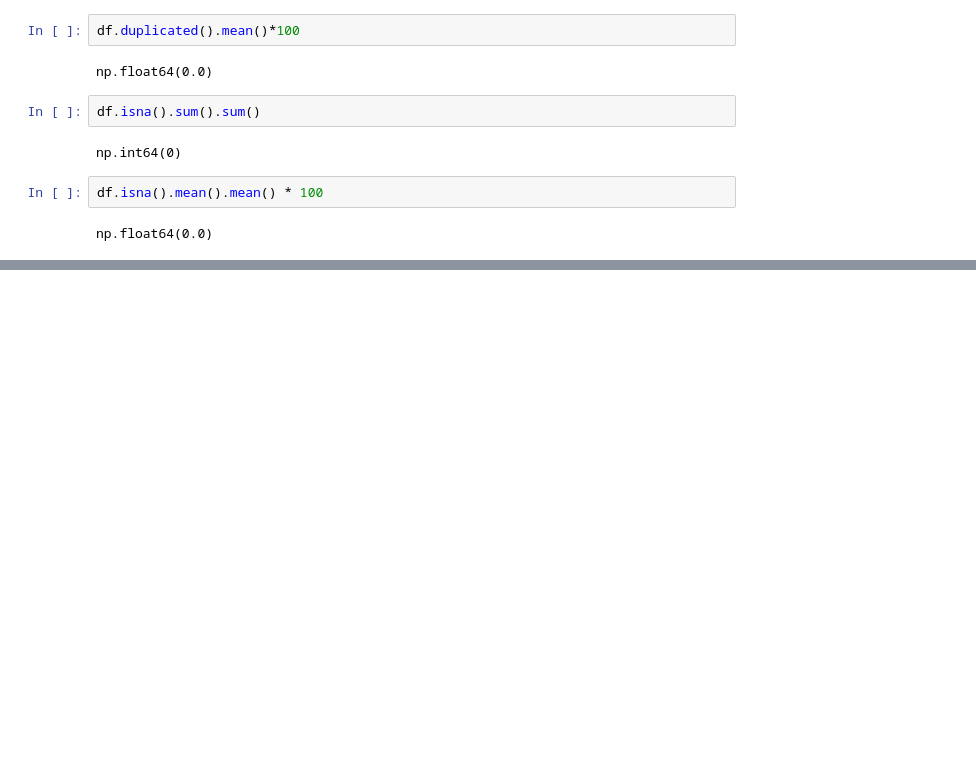
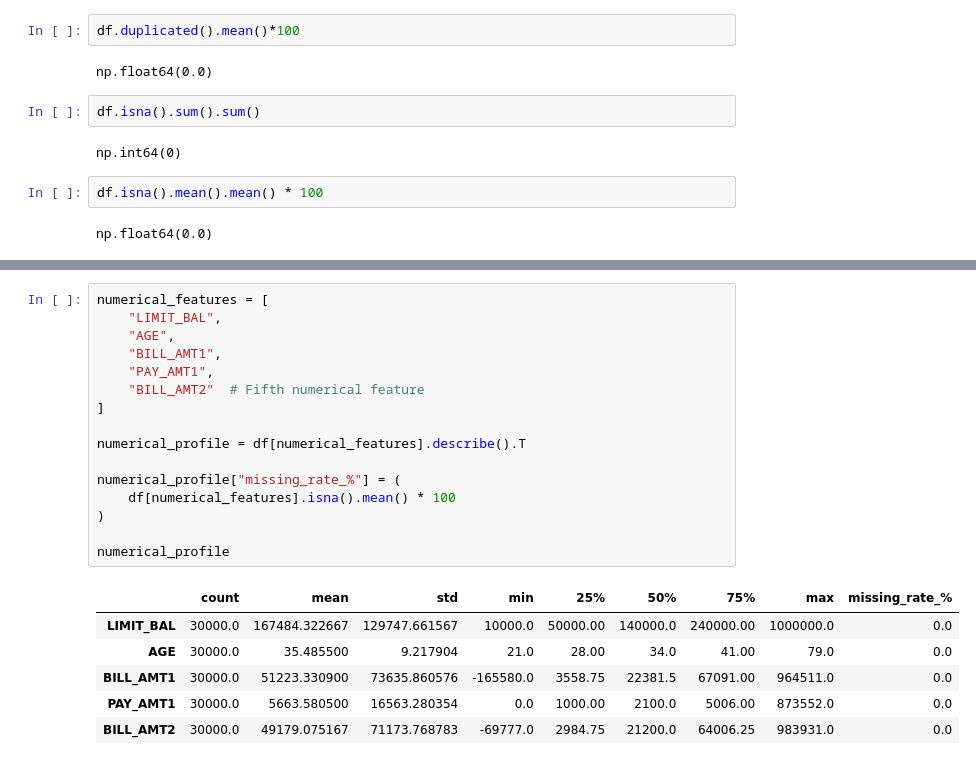
Before and after one commit to divyakapoor23/SHML, a Jupyter notebook: Phase2.ipynb, the cells around one changed output, grey strips where cells are left out. Drawn from its saved outputs; the diff is of its cells as text; blank space fills up the shorter version.

```diff
--- a/Phase2.ipynb
+++ b/Phase2.ipynb
@@ -242,0 +260,23 @@ np.float64(0.0)
+# %%
+numerical_features = [
+    "LIMIT_BAL",
+    "AGE",
+    "BILL_AMT1",
+    "PAY_AMT1",
+    "BILL_AMT2"  # Fifth numerical feature
+]
+
+numerical_profile = df[numerical_features].describe().T
+
+numerical_profile["missing_rate_%"] = (
+    df[numerical_features].isna().mean() * 100
+)
+
+numerical_profile
+# %% [output]
+|  | count | mean | std | min | 25% | 50% | 75% | max | missing_rate_% |
+| LIMIT_BAL | 30000.0 | 167484.322667 | 129747.661567 | 10000.0 | 50000.00 | 140000.0 | 240000.00 | 1000000.0 | 0.0 |
+| AGE | 30000.0 | 35.485500 | 9.217904 | 21.0 | 28.00 | 34.0 | 41.00 | 79.0 | 0.0 |
+| BILL_AMT1 | 30000.0 | 51223.330900 | 73635.860576 | -165580.0 | 3558.75 | 22381.5 | 67091.00 | 964511.0 | 0.0 |
+| PAY_AMT1 | 30000.0 | 5663.580500 | 16563.280354 | 0.0 | 1000.00 | 2100.0 | 5006.00 | 873552.0 | 0.0 |
+| BILL_AMT2 | 30000.0 | 49179.075167 | 71173.768783 | -69777.0 | 2984.75 | 21200.0 | 64006.25 | 983931.0 | 0.0 |
```
Also changed, not shown: parts of 39 cells of this notebook, 4 other files.
